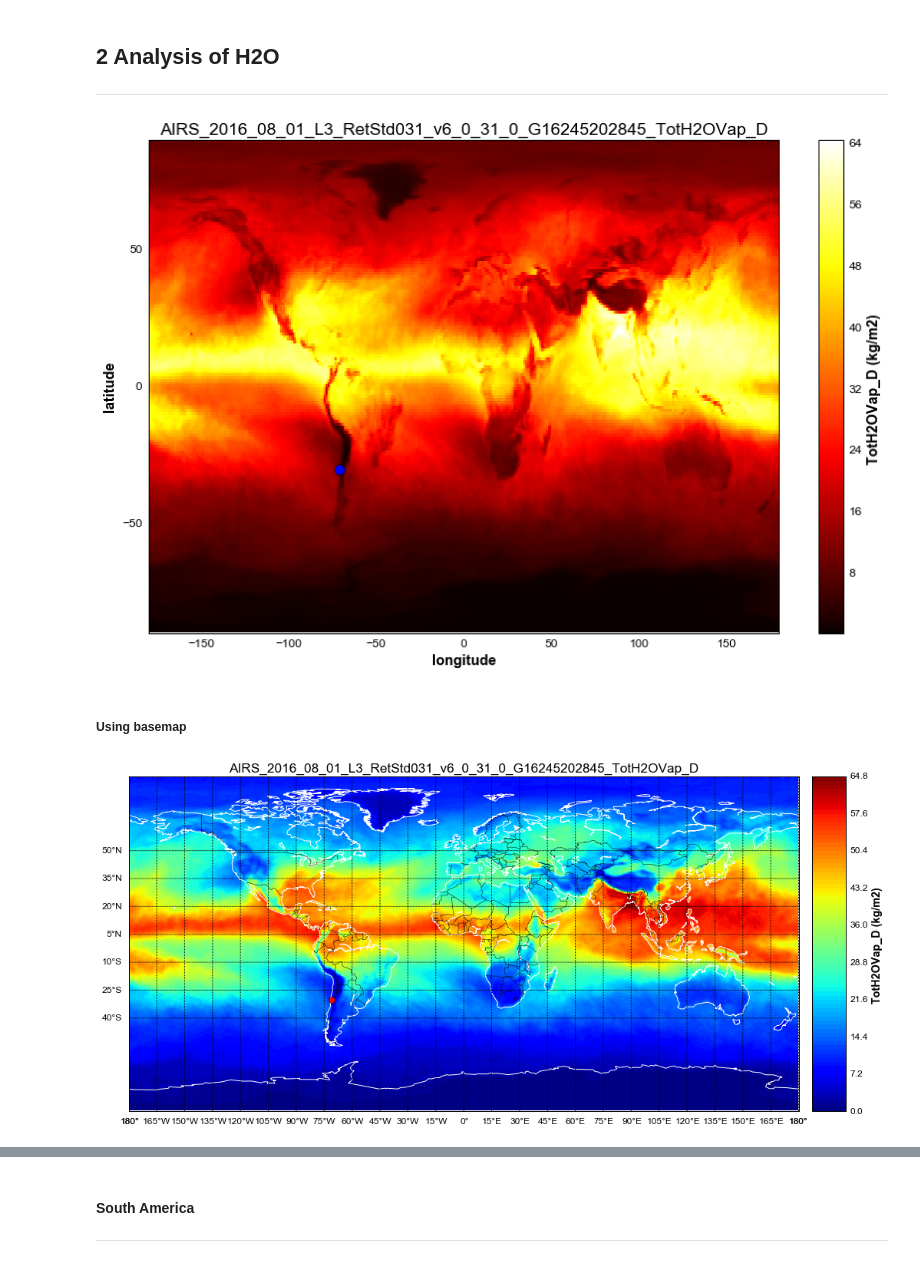
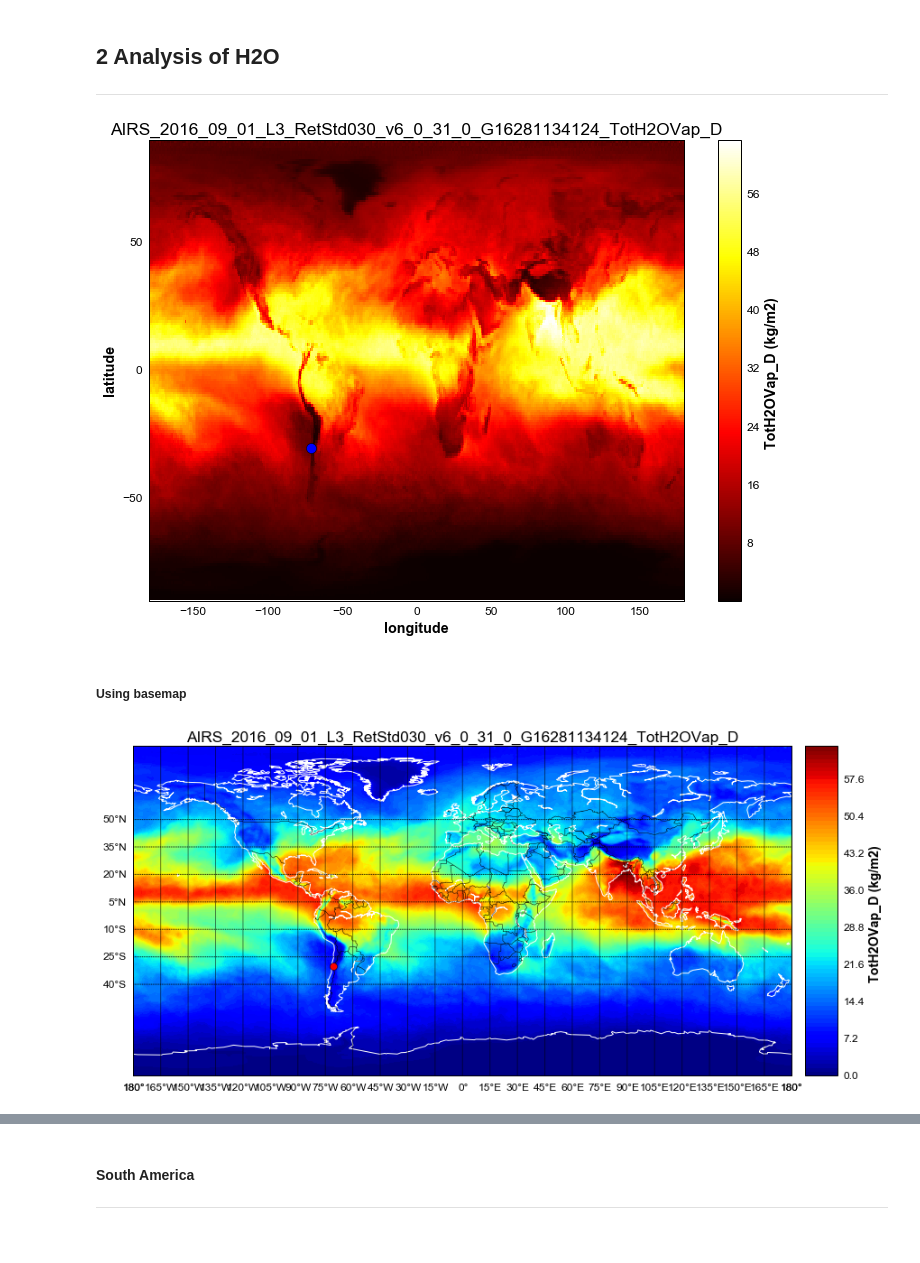
Before and after one commit to sylvielsstfr/AquaAIRSAtm, a Jupyter notebook: worldL3Data/ExploreAIRSL3_TotH2OVapData.ipynb, the cells around one changed output, grey strips where cells are left out. Cells and saved outputs as stored; diff of their text form; code cells hidden in the pictures.

Commit message:
improve images handling

```diff
--- a/worldL3Data/ExploreAIRSL3_TotH2OVapData.ipynb
+++ b/worldL3Data/ExploreAIRSL3_TotH2OVapData.ipynb
@@ -75,7 +89,7 @@ for file in h4_files:
 # %% [markdown]
 ### 1.3 Select a given file and open it
 # %%
-fileindex=7 # selecting the file to open : August 2016
+fileindex=8 # selecting the file to open : August 2016
 # %%
 FILE_NAME=full_h4file[fileindex]
 # %%
@@ -158,22 +174,23 @@ Altitude_ctio = 2214.9999999993697 #m
 # %%
 fig=plt.figure(figsize=(12,8))
 im = plt.pcolormesh(longitude,latitude,data, cmap='hot')
 cbar=plt.colorbar(im, orientation='vertical')
 cbar.set_label(DATAFIELD_UNIT)
 plt.axis([-180., 180., -90, 90 ])
 plt.xlabel('longitude')
 plt.ylabel('latitude')
 plt.plot([Longitude_ctio],[Latitude_ctio],'bo',markersize=10)
 title=root_filename+'_'+ DATAFIELD_NAME
 plt.title(title)
-plt.tight_layout()
+#plt.tight_layout()
 plt.savefig(pp, format='pdf')
 plt.show()
 # %% [output]
-[figure, old version]
+[figure, new version]
 # %% [markdown]
 ##### Using basemap
 # %%
+
 from mpl_toolkits.basemap import Basemap
 import matplotlib.pyplot as plt
 plt.figure(figsize=(14,14))
@@ -189,11 +206,11 @@ xpt_ctio,ypt_ctio = map(Longitude_ctio,Latitude_ctio)
 map.plot(xpt_ctio,ypt_ctio,marker='o',color='r',markersize=8)  # plot a red dot there
 title=root_filename+'_'+ DATAFIELD_NAME
 plt.title(title)
-plt.tight_layout()
+#plt.tight_layout()
 plt.savefig(pp, format='pdf')
 plt.show()
 # %% [output]
-[figure, old version]
+[figure, new version]
 # %%
 
 from mpl_toolkits.basemap import Basemap
```
Also changed, not shown: parts of 19 cells of this notebook, 1 other file.
